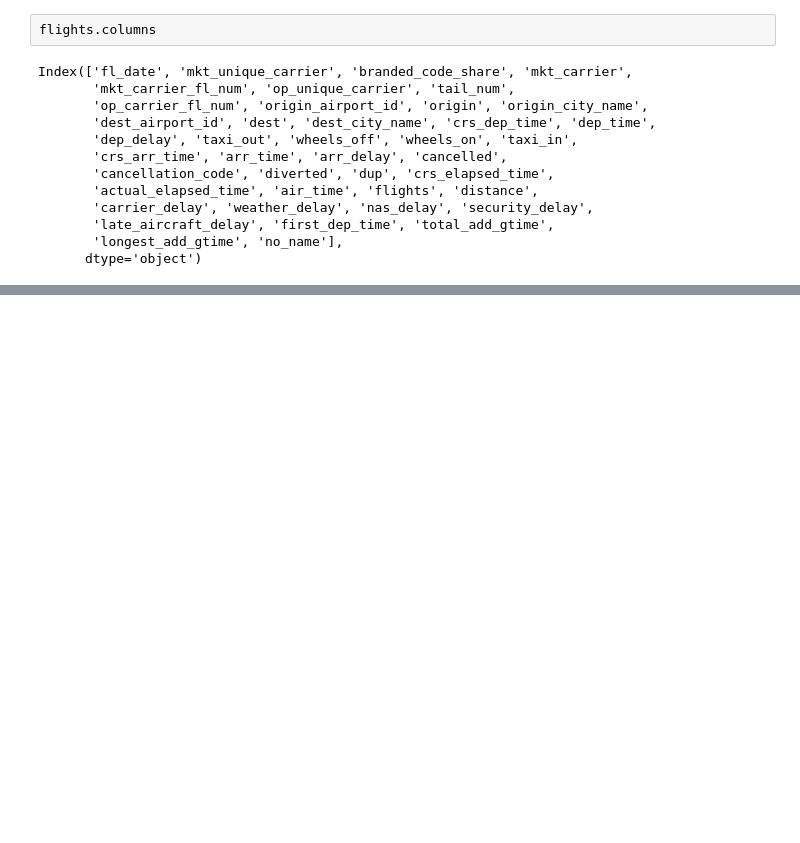
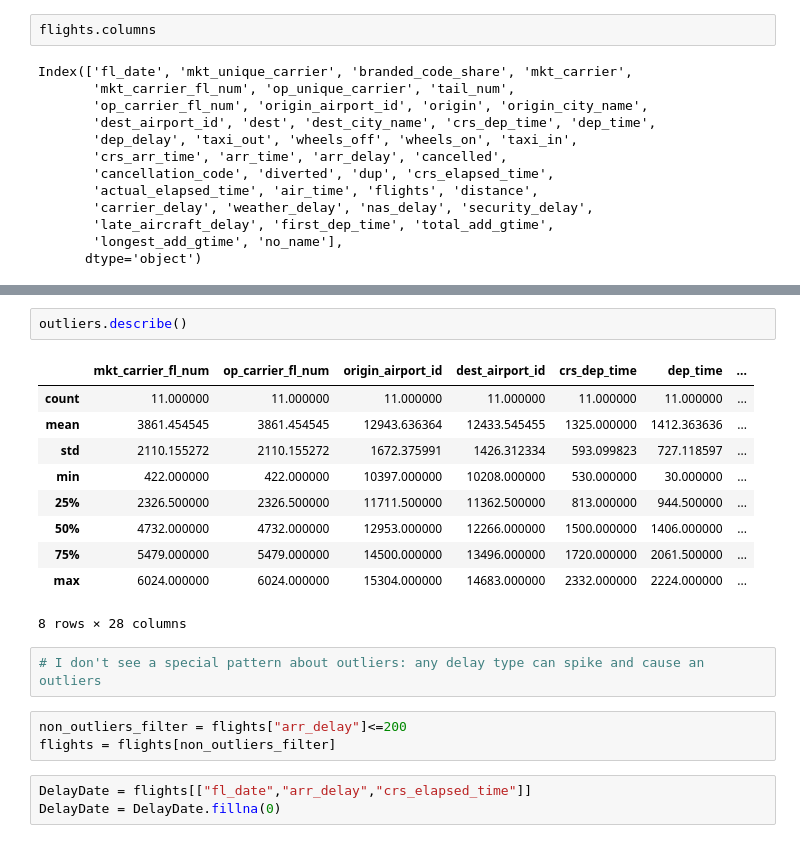
Before and after one commit to brianl2/Midterm-Project-Lighthouselabs-, a Jupyter notebook: exploring_amir/TASK1.ipynb, the cells around one changed output, grey strips where cells are left out. Drawn from its saved outputs; the diff is of its cells as text; blank space fills up the shorter version.

```diff
--- a/exploring_amir/TASK1.ipynb
+++ b/exploring_amir/TASK1.ipynb
@@ -74,0 +82,21 @@ Ttest_1sampResult(statistic=3.065897317734841, pvalue=0.002228513808027527)
+# %%
+outliers.describe()
+# %% [output]
+|  | mkt_carrier_fl_num | op_carrier_fl_num | origin_airport_id | dest_airport_id | crs_dep_time | dep_time | ... |
+| count | 11.000000 | 11.000000 | 11.000000 | 11.000000 | 11.000000 | 11.000000 | ... |
+| mean | 3861.454545 | 3861.454545 | 12943.636364 | 12433.545455 | 1325.000000 | 1412.363636 | ... |
+| std | 2110.155272 | 2110.155272 | 1672.375991 | 1426.312334 | 593.099823 | 727.118597 | ... |
+| min | 422.000000 | 422.000000 | 10397.000000 | 10208.000000 | 530.000000 | 30.000000 | ... |
+| 25% | 2326.500000 | 2326.500000 | 11711.500000 | 11362.500000 | 813.000000 | 944.500000 | ... |
+| 50% | 4732.000000 | 4732.000000 | 12953.000000 | 12266.000000 | 1500.000000 | 1406.000000 | ... |
+| 75% | 5479.000000 | 5479.000000 | 14500.000000 | 13496.000000 | 1720.000000 | 2061.500000 | ... |
+| max | 6024.000000 | 6024.000000 | 15304.000000 | 14683.000000 | 2332.000000 | 2224.000000 | ... |
+8 rows × 28 columns
+# %%
+# I don't see a special pattern about outliers: any delay type can spike and cause an outliers
+# %%
+non_outliers_filter = flights["arr_delay"]<=200
+flights = flights[non_outliers_filter]
+# %%
+DelayDate = flights[["fl_date","arr_delay","crs_elapsed_time"]]
+DelayDate = DelayDate.fillna(0)
```
Also changed, not shown: parts of 19 cells of this notebook, 5 other files.
